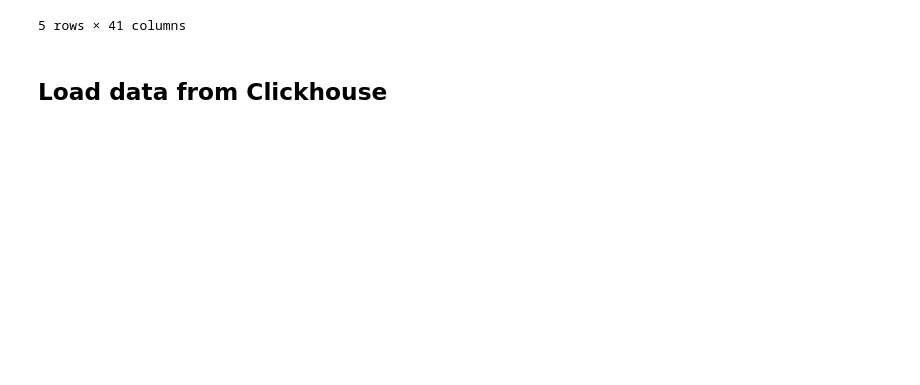
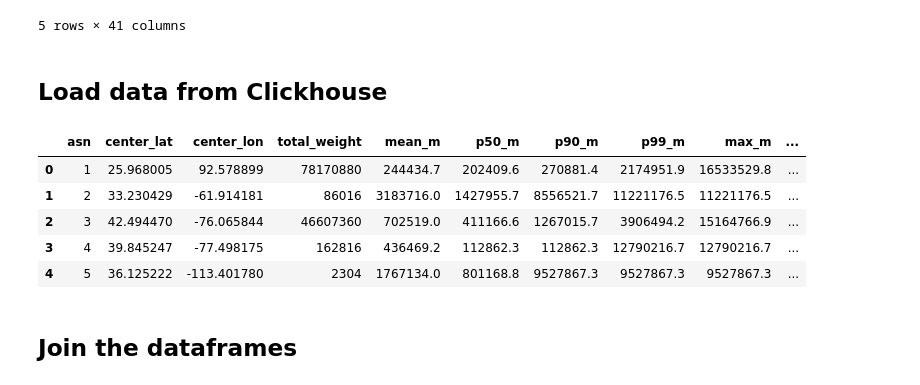
Before and after one commit to JohannesHartUniKassel/asn-classifier, a Jupyter notebook: notebooks/research/evaluate_geolocations.ipynb, the cells around one changed output. Saved outputs shown, nothing was run; the diff lists cells and outputs as text; code cells hidden in the pictures; blank space fills up the shorter version.

```diff
--- a/notebooks/research/evaluate_geolocations.ipynb
+++ b/notebooks/research/evaluate_geolocations.ipynb
@@ -33,3 +33,77 @@ net_df.head()
 5 rows × 41 columns
 # %% [markdown]
 ## Load data from Clickhouse
+# %%
+import clickhouse_connect
+
+client = clickhouse_connect.get_client(host='localhost', port=8123, username='default', password='')
+
+query = """
+/* Gewichtetes Zentrum + Distanzverteilung (in Metern) */
+WITH base AS (
+    SELECT
+        asn,
+        latitude,
+        longitude,
+        (ip_end - ip_start + 1)::UInt64 AS w          -- Gewicht = Anzahl IPs
+    FROM ip_location_asn
+    WHERE ip_version = 4
+    AND origin = 'ipinfo'
+),
+-- 1️⃣  Gewichtete 3D-Vektoren -> sphärisches Zentrum
+vec AS (
+    SELECT
+        asn,
+        sum(w * cos(radians(latitude)) * cos(radians(longitude))) AS X,
+        sum(w * cos(radians(latitude)) * sin(radians(longitude))) AS Y,
+        sum(w * sin(radians(latitude)))                           AS Z,
+        sum(w)                                                    AS W
+    FROM base
+    GROUP BY asn
+),
+center AS (
+    SELECT
+        asn,
+        degrees(atan2(Y, X))                       AS center_lon,
+        degrees(atan2(Z, sqrt(X*X + Y*Y)))         AS center_lat
+    FROM vec
+),
+joined AS (
+    SELECT
+        b.asn,
+        b.w,
+        c.center_lat,
+        c.center_lon,
+        greatCircleDistance(b.longitude, b.latitude, c.center_lon, c.center_lat) AS d_m
+    FROM base AS b
+    INNER JOIN center AS c USING (asn)
+)
+SELECT
+    asn,
+    center_lat,
+    center_lon,
+    sum(w)                                                   AS total_weight,
+    round(avgWeighted(d_m, w), 1)                            AS mean_m,
+    round(quantileExactWeighted(0.5)(d_m, w), 1)             AS p50_m,
+    round(quantileExactWeighted(0.9)(d_m, w), 1)             AS p90_m,
+    round(quantileExactWeighted(0.99)(d_m, w), 1)            AS p99_m,
+    round(max(d_m), 1)                                       AS max_m,
+    round(sqrt(avgWeighted(pow(d_m, 2), w)
+               - pow(avgWeighted(d_m, w), 2)), 1)            AS std_m_weighted
+FROM joined
+GROUP BY
+    asn, center_lat, center_lon
+ORDER BY asn
+"""
+
+ch_df = client.query_df(query)
+ch_df.head()
+# %% [output]
+|  | asn | center_lat | center_lon | total_weight | mean_m | p50_m | p90_m | p99_m | max_m | ... |
+| 0 | 1 | 25.968005 | 92.578899 | 78170880 | 244434.7 | 202409.6 | 270881.4 | 2174951.9 | 16533529.8 | ... |
+| 1 | 2 | 33.230429 | -61.914181 | 86016 | 3183716.0 | 1427955.7 | 8556521.7 | 11221176.5 | 11221176.5 | ... |
+| 2 | 3 | 42.494470 | -76.065844 | 46607360 | 702519.0 | 411166.6 | 1267015.7 | 3906494.2 | 15164766.9 | ... |
+| 3 | 4 | 39.845247 | -77.498175 | 162816 | 436469.2 | 112862.3 | 112862.3 | 12790216.7 | 12790216.7 | ... |
+| 4 | 5 | 36.125222 | -113.401780 | 2304 | 1767134.0 | 801168.8 | 9527867.3 | 9527867.3 | 9527867.3 | ... |
+# %% [markdown]
+## Join the dataframes
```
Also changed, not shown: parts of 4 cells of this notebook.
